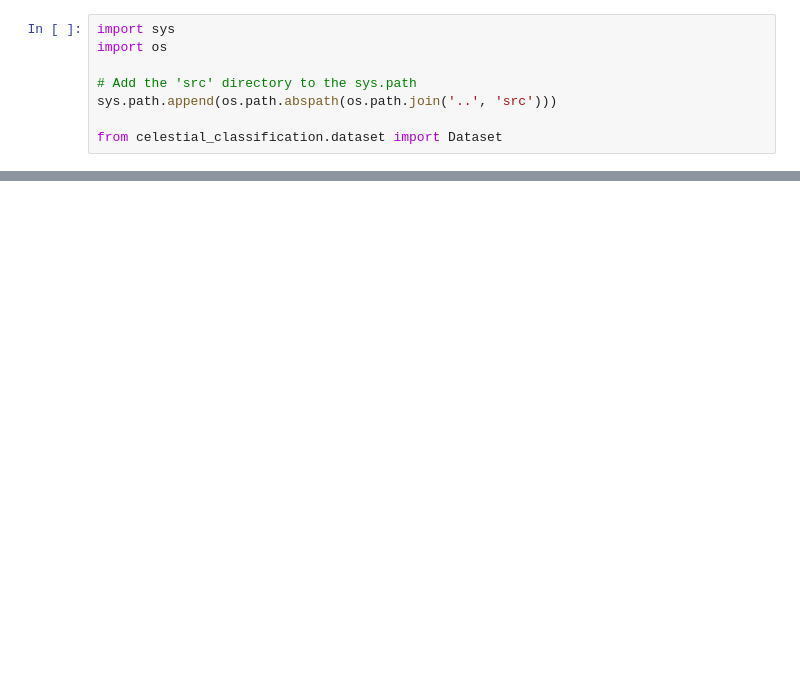
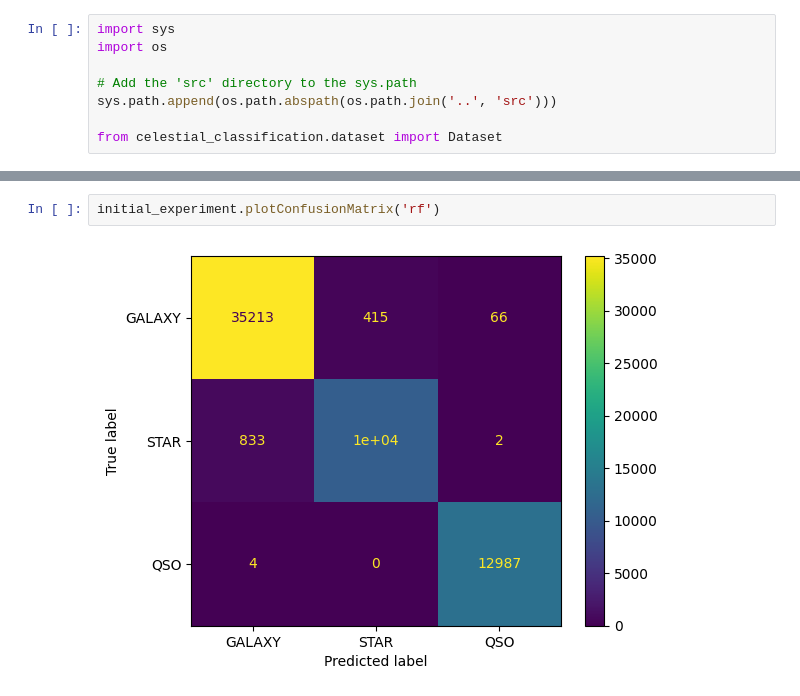
Before and after one commit to morleythomas/celestial_classification, a Jupyter notebook: notebooks/Initial baselines.ipynb, the cells around one changed output, grey strips where cells are left out. Saved outputs shown, nothing was run; the diff lists cells and outputs as text; blank space fills up the shorter version.

```diff
--- a/notebooks/Initial baselines.ipynb
+++ b/notebooks/Initial baselines.ipynb
@@ -29,0 +90,4 @@ initial_experiment.plotConfusionMatrix("xgb")
+# %%
+initial_experiment.plotConfusionMatrix('rf')
+# %% [output]
+[figure, added]
```
Also changed, not shown: parts of 8 cells of this notebook, 5 other files.
